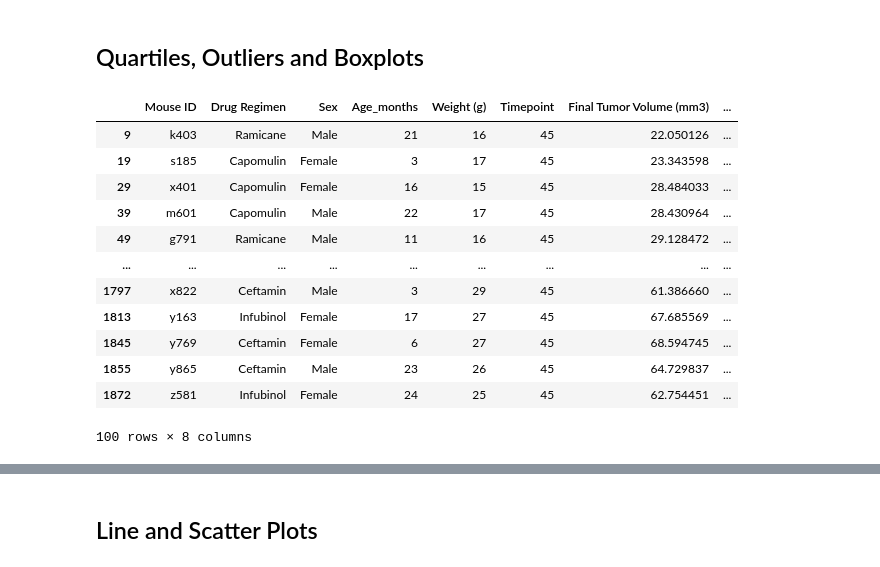
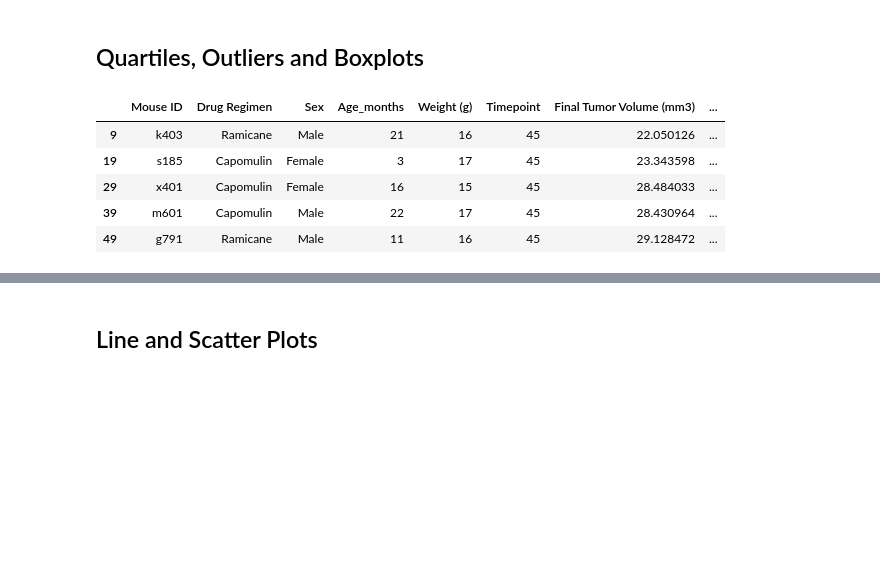
Before and after one commit to JacobTrevithick/matplotlib-challenge, a Jupyter notebook: Pymaceuticals/pymaceuticals_starter.ipynb, the cells around one changed output, grey strips where cells are left out. Cells and saved outputs as stored; diff of their text form; code cells hidden in the pictures; blank space fills up the shorter version.

```diff
--- a/Pymaceuticals/pymaceuticals_starter.ipynb
+++ b/Pymaceuticals/pymaceuticals_starter.ipynb
@@ -223,25 +224,20 @@ plt.show()
 # %%
 drug_regimens = ['Capomulin', 'Ramicane', 'Infubinol', 'Ceftamin']
 
 positive_regimens_df = mouse_study_df[mouse_study_df['Drug Regimen'].isin(drug_regimens)]
 
-positive_regimes_df = positive_regimens_df.drop_duplicates(subset='Mouse ID', keep='last')
+positive_regimens_df = positive_regimens_df.drop_duplicates(subset='Mouse ID', keep='last')
 
-positive_regimes_df.rename(columns={'Tumor Volume (mm3)': 'Final Tumor Volume (mm3)'})
+positive_regimens_df = positive_regimens_df.rename(columns={'Tumor Volume (mm3)': 'Final Tumor Volume (mm3)'})
+
+positive_regimens_df.head()
 # %% [output]
 |  | Mouse ID | Drug Regimen | Sex | Age_months | Weight (g) | Timepoint | Final Tumor Volume (mm3) | ... |
 | 9 | k403 | Ramicane | Male | 21 | 16 | 45 | 22.050126 | ... |
 | 19 | s185 | Capomulin | Female | 3 | 17 | 45 | 23.343598 | ... |
 | 29 | x401 | Capomulin | Female | 16 | 15 | 45 | 28.484033 | ... |
 | 39 | m601 | Capomulin | Male | 22 | 17 | 45 | 28.430964 | ... |
 | 49 | g791 | Ramicane | Male | 11 | 16 | 45 | 29.128472 | ... |
-| ... | ... | ... | ... | ... | ... | ... | ... | ... |
-| 1797 | x822 | Ceftamin | Male | 3 | 29 | 45 | 61.386660 | ... |
-| 1813 | y163 | Infubinol | Female | 17 | 27 | 45 | 67.685569 | ... |
-| 1845 | y769 | Ceftamin | Female | 6 | 27 | 45 | 68.594745 | ... |
-| 1855 | y865 | Ceftamin | Male | 23 | 26 | 45 | 64.729837 | ... |
-| 1872 | z581 | Infubinol | Female | 24 | 25 | 45 | 62.754451 | ... |
-100 rows × 8 columns
 # %%
 # Calculate the final tumor volume of each mouse across four of the treatment regimens:
 # Capomulin, Ramicane, Infubinol, and Ceftamin
```
Also changed, not shown: parts of 12 cells of this notebook.
